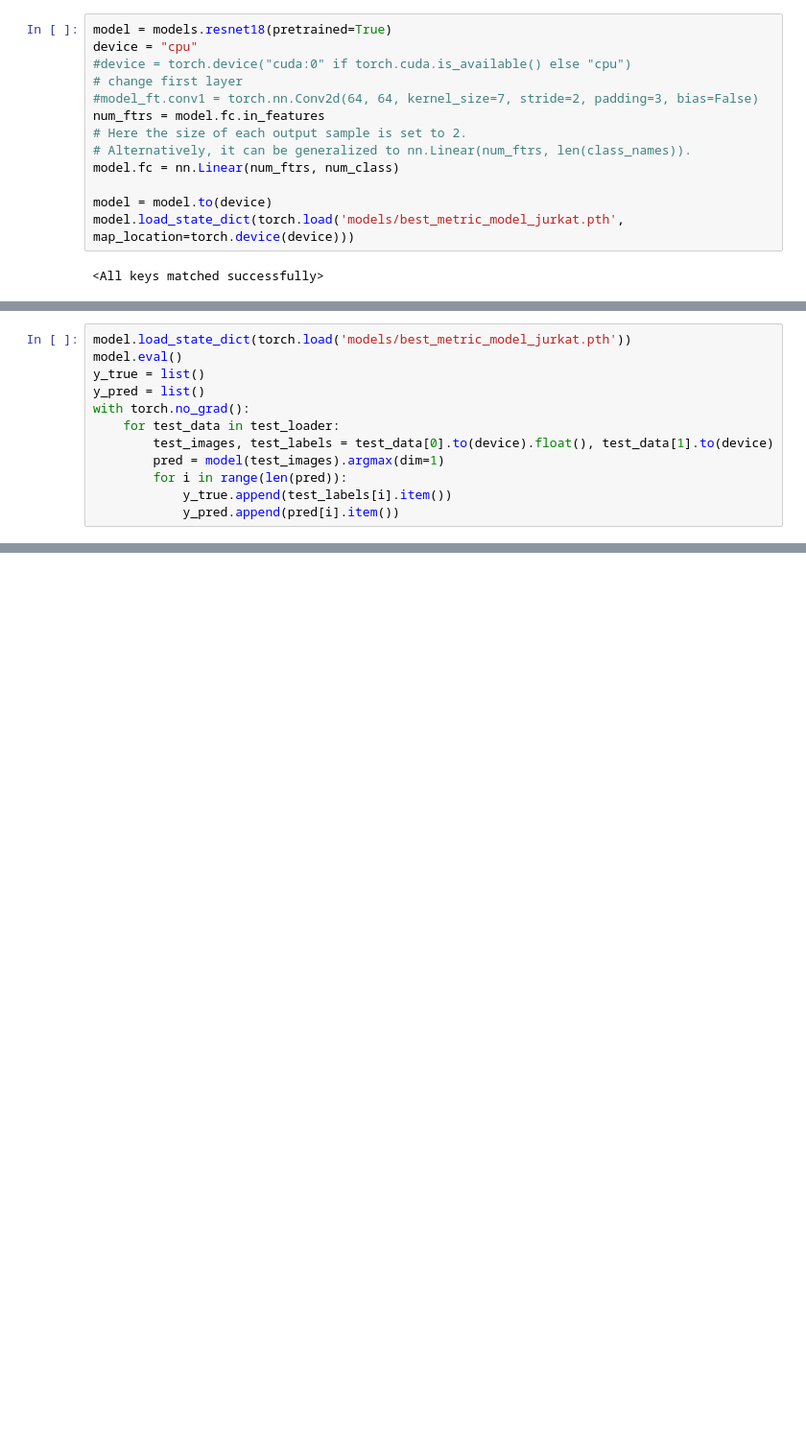
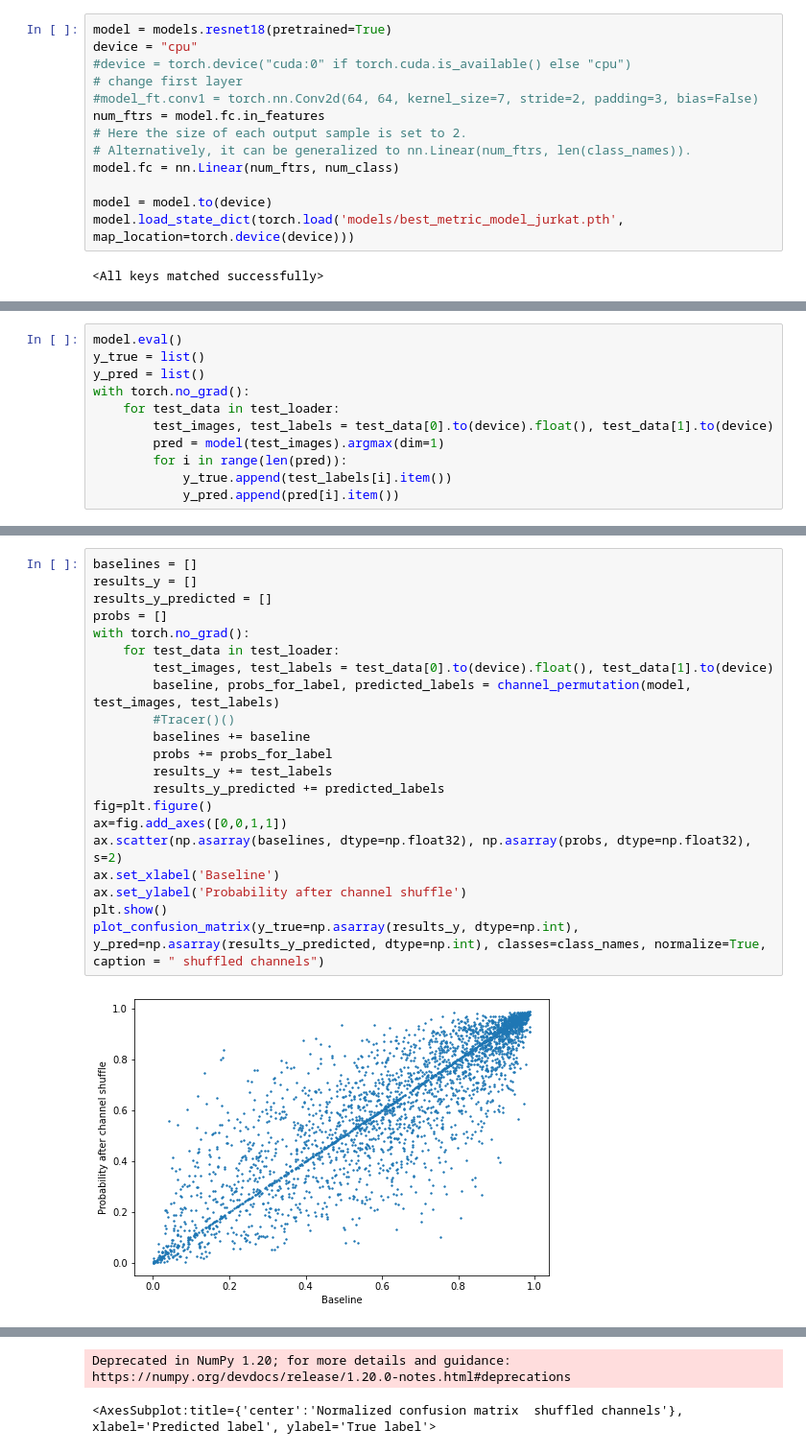
Before and after one commit to aliechoes/interpretable-multichannel-image-analysis, a Jupyter notebook: Jurkat_Cells_Dataset.ipynb, the cells around one changed output, grey strips where cells are left out. Shown at 96% size. Saved outputs shown, nothing was run; the diff lists cells and outputs as text; blank space fills up the shorter version.

```diff
--- a/Jurkat_Cells_Dataset.ipynb
+++ b/Jurkat_Cells_Dataset.ipynb
@@ -394,5 +305,4 @@ train completed, best_metric: 0.8110 at epoch: 4
 # %%
-model.load_state_dict(torch.load('models/best_metric_model_jurkat.pth'))
 model.eval()
 y_true = list()
 y_pred = list()
@@ -422,0 +467,23 @@ weighted avg     0.7418    0.7508    0.7400      3291
+# %%
+baselines = []
+results_y = []
+results_y_predicted = []
+probs = []
+with torch.no_grad():
+    for test_data in test_loader:
+        test_images, test_labels = test_data[0].to(device).float(), test_data[1].to(device)
+        baseline, probs_for_label, predicted_labels = channel_permutation(model, test_images, test_labels)
+        #Tracer()()
+        baselines += baseline
+        probs += probs_for_label
+        results_y += test_labels
+        results_y_predicted += predicted_labels
+fig=plt.figure()
+ax=fig.add_axes([0,0,1,1])
+ax.scatter(np.asarray(baselines, dtype=np.float32), np.asarray(probs, dtype=np.float32), s=2)
+ax.set_xlabel('Baseline')
+ax.set_ylabel('Probability after channel shuffle')
+plt.show()
+plot_confusion_matrix(y_true=np.asarray(results_y, dtype=np.int), y_pred=np.asarray(results_y_predicted, dtype=np.int), classes=class_names, normalize=True, caption = " shuffled channels")
+# %% [output]
+[figure, added]
@@ -422,0 +505,2 @@ weighted avg     0.7418    0.7508    0.7400      3291
+Deprecated in NumPy 1.20; for more details and guidance: https://numpy.org/devdocs/release/1.20.0-notes.html#deprecations
+<AxesSubplot:title={'center':'Normalized confusion matrix  shuffled channels'}, xlabel='Predicted label', ylabel='True label'>
```
Also changed, not shown: parts of 17 cells of this notebook.
